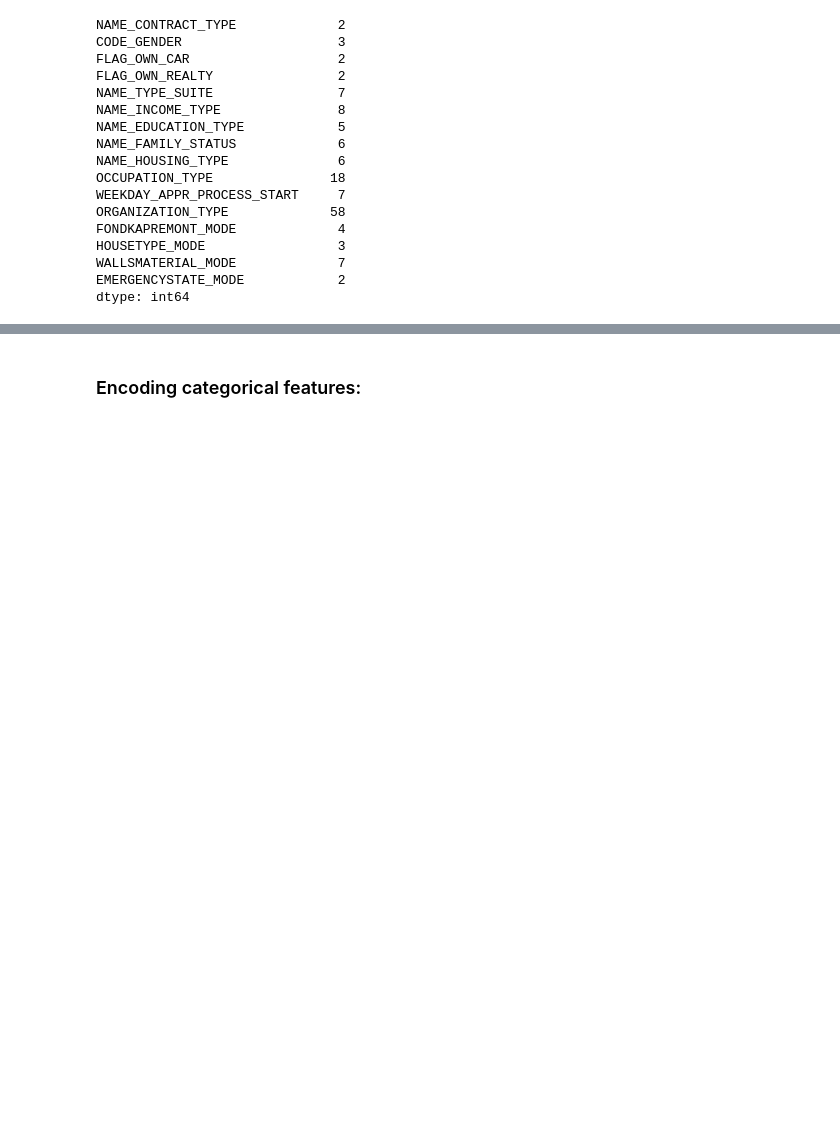
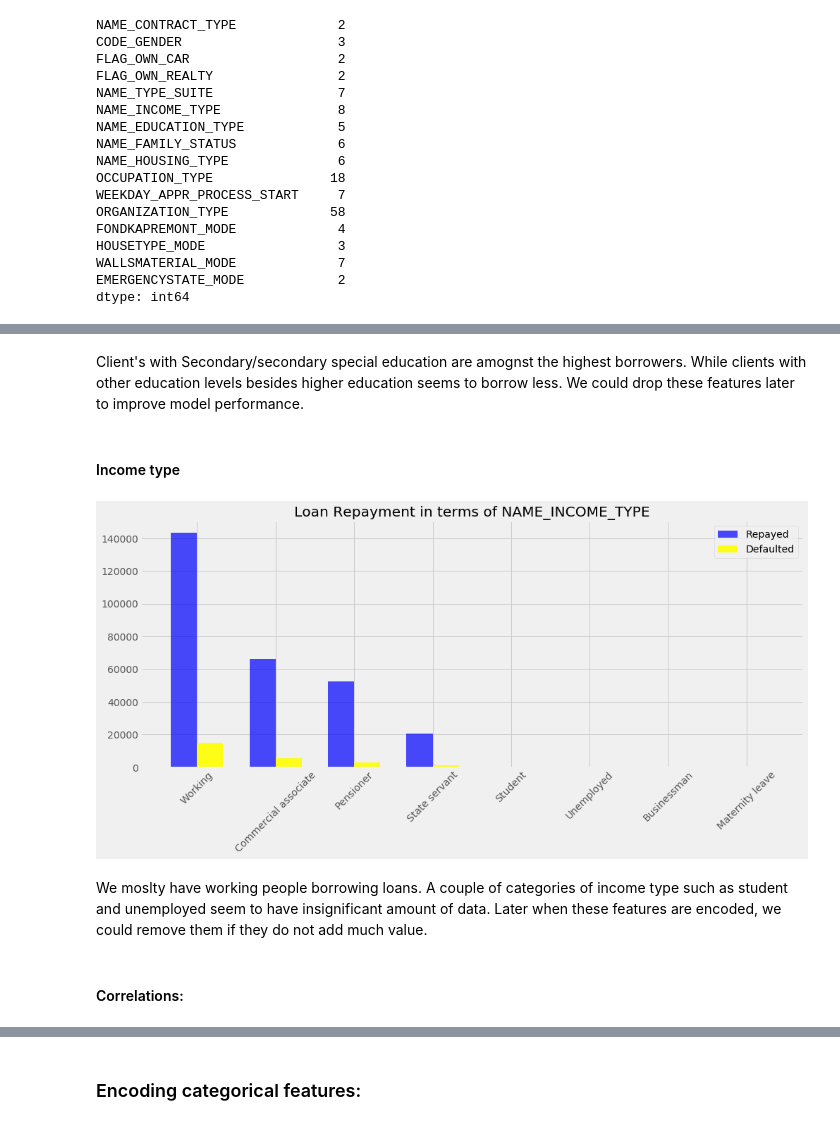
Before and after one commit to ashiquem/home-credit-default-risk, a Jupyter notebook: defaultRisk.ipynb, the cells around one changed output, grey strips where cells are left out. Drawn from its saved outputs; the diff is of its cells as text; code cells hidden in the pictures; blank space fills up the shorter version.

```diff
--- a/defaultRisk.ipynb
+++ b/defaultRisk.ipynb
@@ -103,0 +167,13 @@ dtype: int64
+# %% [markdown]
+Client's with Secondary/secondary special education are amognst the highest borrowers. While clients with other education levels besides higher education seems to borrow less. We could drop these features later to improve model performance.
+# %% [markdown]
+#### Income type
+# %%
+fig = plt.figure(figsize=(15,6))
+plot_bars(app_train,['NAME_INCOME_TYPE'],'TARGET')
+# %% [output]
+[figure, added]
+# %% [markdown]
+We moslty have working people borrowing loans. A couple of categories of income type such as student and unemployed seem to have insignificant amount of data. Later when these features are encoded, we could remove them if they do not add much value.
+# %% [markdown]
+#### Correlations:
```
Also changed, not shown: parts of 60 cells of this notebook.
